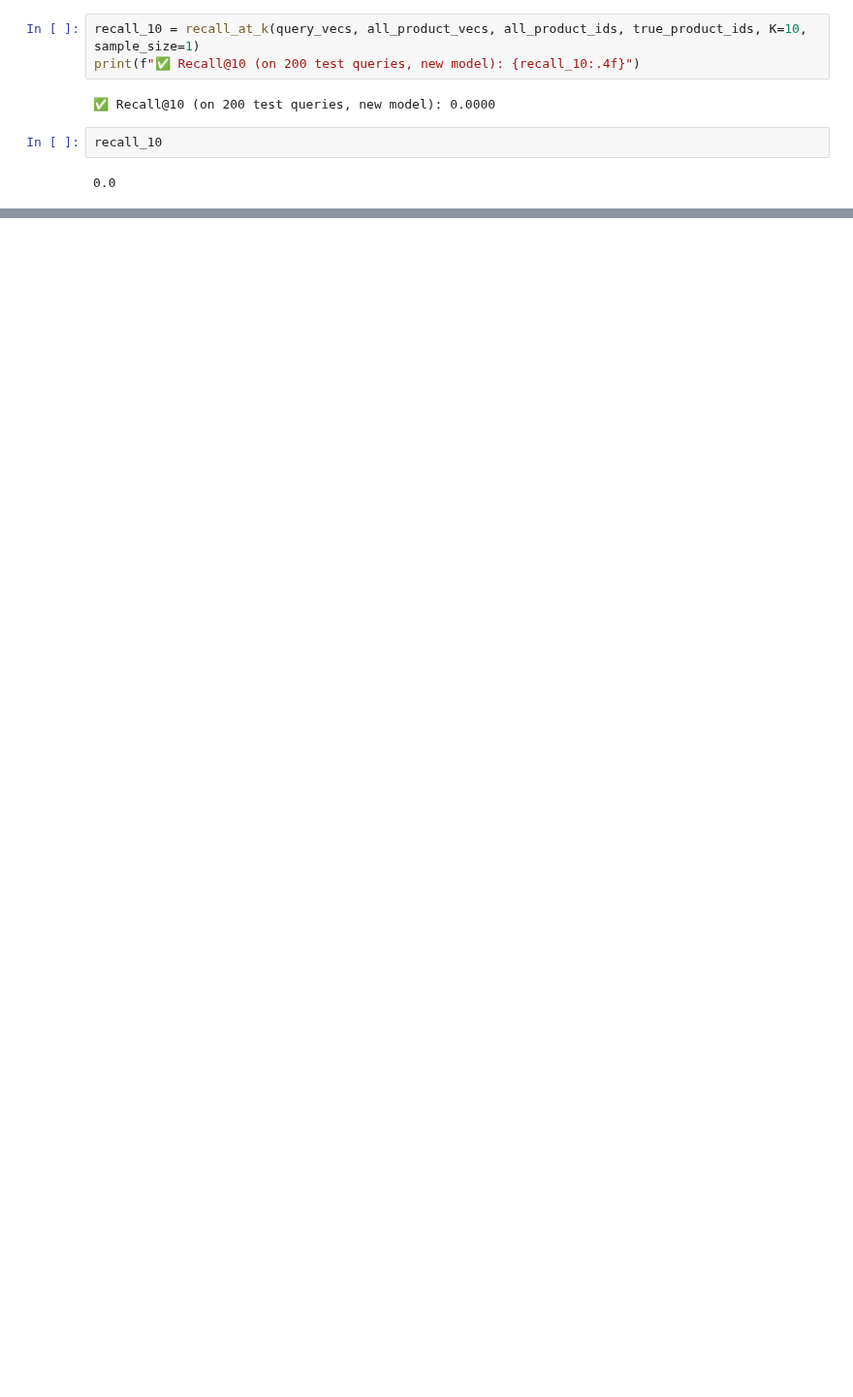
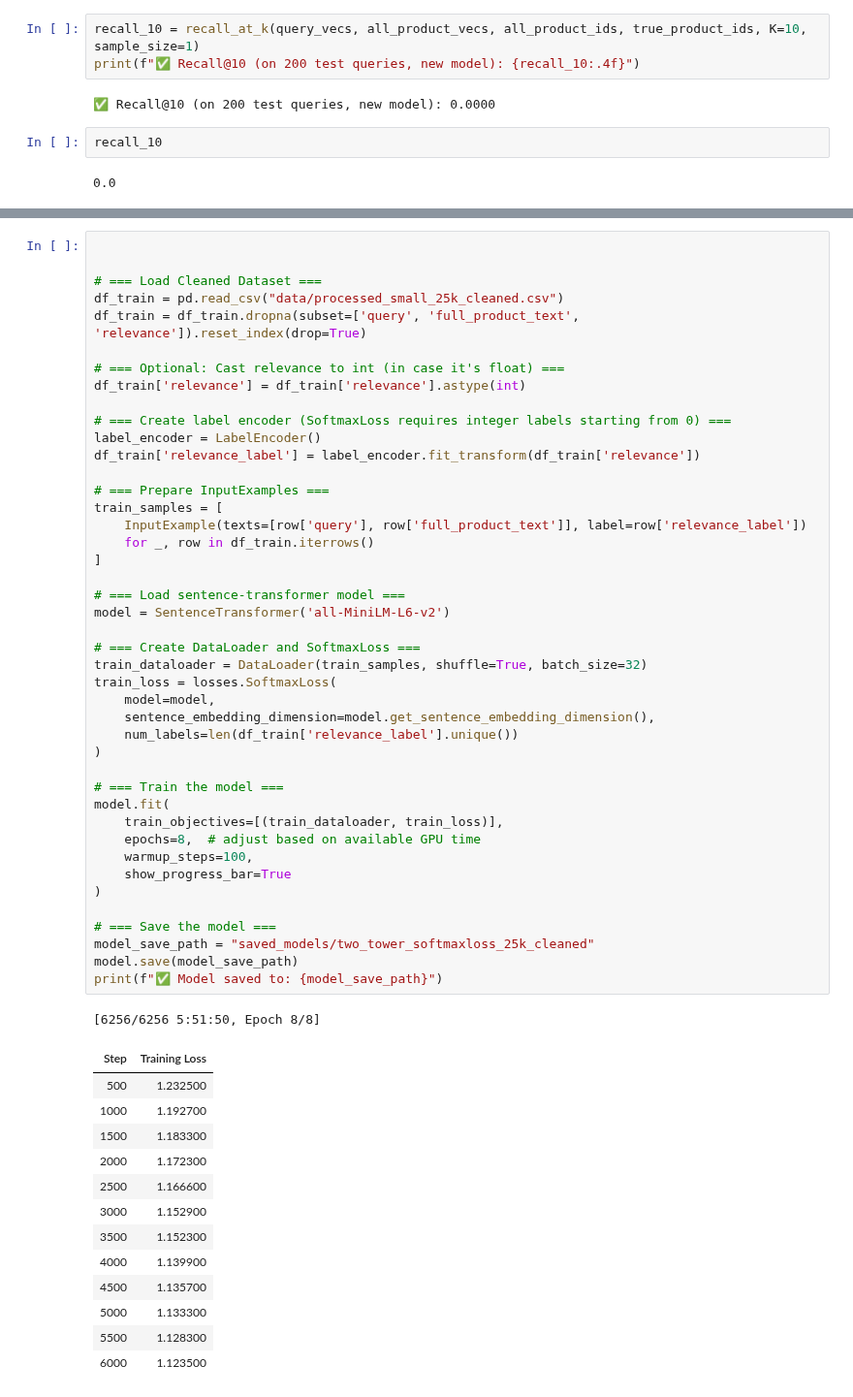
Before and after one commit to sarahpopeck/CS6220, a Jupyter notebook: twoTowers.ipynb, the cells around one changed output, grey strips where cells are left out. Shown at 97% size. Saved outputs shown, nothing was run; the diff lists cells and outputs as text; blank space fills up the shorter version.

```diff
--- a/twoTowers.ipynb
+++ b/twoTowers.ipynb
@@ -544,0 +632,58 @@ for rank, i in enumerate(top_k_idx[0], 1):
+# %%
+
+
+# === Load Cleaned Dataset ===
+df_train = pd.read_csv("data/processed_small_25k_cleaned.csv")
+df_train = df_train.dropna(subset=['query', 'full_product_text', 'relevance']).reset_index(drop=True)
+
+# === Optional: Cast relevance to int (in case it's float) ===
+df_train['relevance'] = df_train['relevance'].astype(int)
+
+# === Create label encoder (SoftmaxLoss requires integer labels starting from 0) ===
+label_encoder = LabelEncoder()
+df_train['relevance_label'] = label_encoder.fit_transform(df_train['relevance'])
+
+# === Prepare InputExamples ===
+train_samples = [
+    InputExample(texts=[row['query'], row['full_product_text']], label=row['relevance_label'])
+    for _, row in df_train.iterrows()
+]
+
+# === Load sentence-transformer model ===
+model = SentenceTransformer('all-MiniLM-L6-v2')
+
+# === Create DataLoader and SoftmaxLoss ===
+train_dataloader = DataLoader(train_samples, shuffle=True, batch_size=32)
+train_loss = losses.SoftmaxLoss(
+    model=model,
+    sentence_embedding_dimension=model.get_sentence_embedding_dimension(),
+    num_labels=len(df_train['relevance_label'].unique())
+)
+
+# === Train the model ===
+model.fit(
+    train_objectives=[(train_dataloader, train_loss)],
+    epochs=8,  # adjust based on available GPU time
+    warmup_steps=100,
+    show_progress_bar=True
+)
+
+# === Save the model ===
+model_save_path = "saved_models/two_tower_softmaxloss_25k_cleaned"
+model.save(model_save_path)
+print(f"✅ Model saved to: {model_save_path}")
+# %% [output]
+[6256/6256 5:51:50, Epoch 8/8]
+| Step | Training Loss |
+| 500 | 1.232500 |
+| 1000 | 1.192700 |
+| 1500 | 1.183300 |
+| 2000 | 1.172300 |
+| 2500 | 1.166600 |
+| 3000 | 1.152900 |
+| 3500 | 1.152300 |
+| 4000 | 1.139900 |
+| 4500 | 1.135700 |
+| 5000 | 1.133300 |
+| 5500 | 1.128300 |
+| 6000 | 1.123500 |
```
Also changed, not shown: parts of 56 cells of this notebook, 3 other files.
